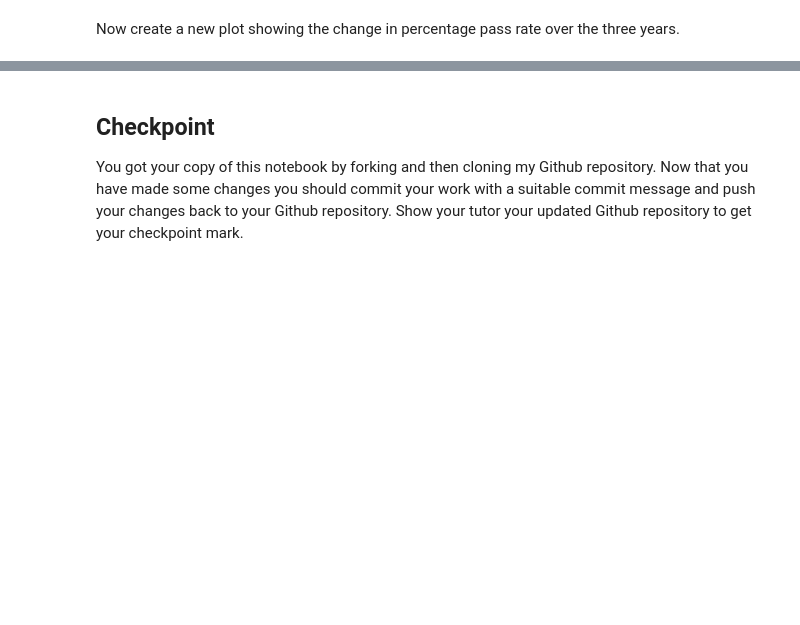
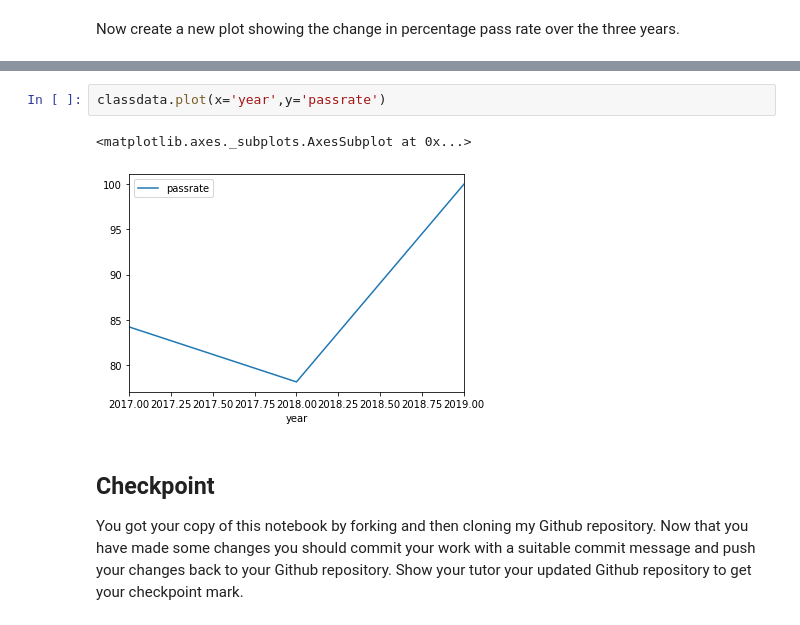
Before and after one commit to bhagyashreedhebe/MQ_DataScience, a Jupyter notebook: COMP6200 Week 1.ipynb, the cells around one changed output, grey strips where cells are left out. Cells and saved outputs as stored; diff of their text form; blank space fills up the shorter version.

```diff
--- a/COMP6200 Week 1.ipynb
+++ b/COMP6200 Week 1.ipynb
@@ -160,3 +161,8 @@ Now create a new plot showing the change in percentage pass rate over the three
+# %%
+classdata.plot(x='year',y='passrate')
+# %% [output]
+<matplotlib.axes._subplots.AxesSubplot at 0x...>
+[figure, added]
 # %% [markdown]
 ## Checkpoint
 
```
Also changed, not shown: parts of 15 cells of this notebook.
